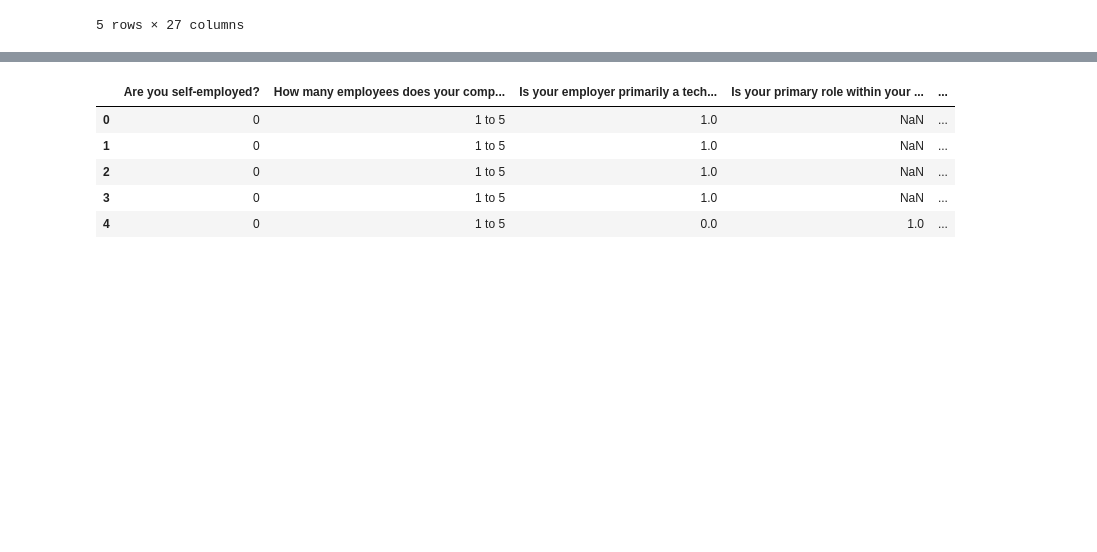
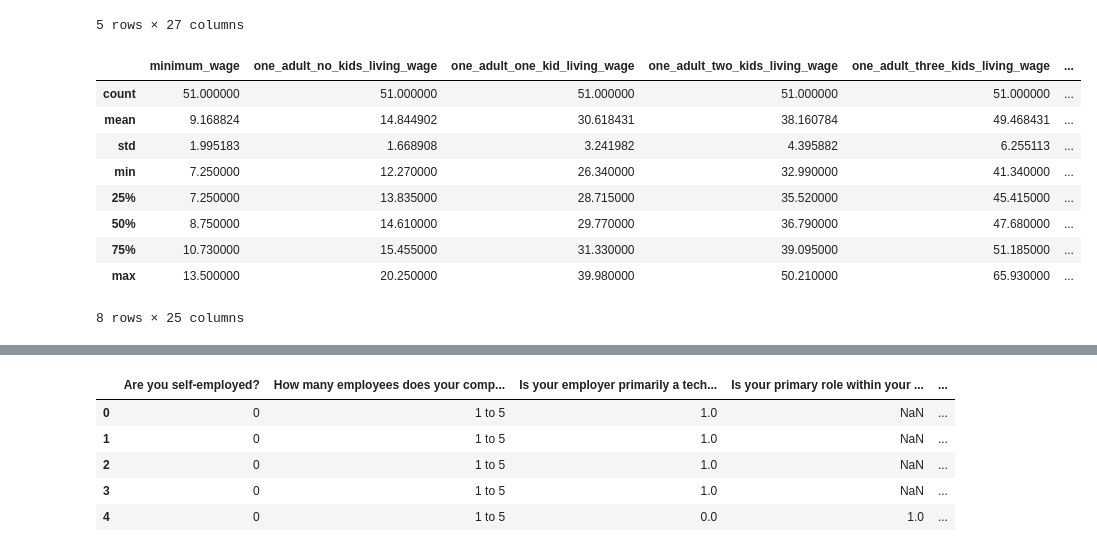
Before and after one commit to IT4063C-Fall22/final-project-AirPro, a Jupyter notebook: source.ipynb, the cells around one changed output, grey strips where cells are left out. Saved outputs shown, nothing was run; the diff lists cells and outputs as text; code cells hidden in the pictures; blank space fills up the shorter version.

```diff
--- a/source.ipynb
+++ b/source.ipynb
@@ -138,3 +238,16 @@ df4.head()
 | 3 | Arizona | Phoenix | 12.00 | 15.41 | 29.44 | ... |
 | 4 | Arkansas | Little Rock | 10.00 | 13.97 | 28.81 | ... |
 5 rows × 27 columns
+# %%
+df4.describe()
+# %% [output]
+|  | minimum_wage | one_adult_no_kids_living_wage | one_adult_one_kid_living_wage | one_adult_two_kids_living_wage | one_adult_three_kids_living_wage | ... |
+| count | 51.000000 | 51.000000 | 51.000000 | 51.000000 | 51.000000 | ... |
+| mean | 9.168824 | 14.844902 | 30.618431 | 38.160784 | 49.468431 | ... |
+| std | 1.995183 | 1.668908 | 3.241982 | 4.395882 | 6.255113 | ... |
+| min | 7.250000 | 12.270000 | 26.340000 | 32.990000 | 41.340000 | ... |
+| 25% | 7.250000 | 13.835000 | 28.715000 | 35.520000 | 45.415000 | ... |
+| 50% | 8.750000 | 14.610000 | 29.770000 | 36.790000 | 47.680000 | ... |
+| 75% | 10.730000 | 15.455000 | 31.330000 | 39.095000 | 51.185000 | ... |
+| max | 13.500000 | 20.250000 | 39.980000 | 50.210000 | 65.930000 | ... |
+8 rows × 25 columns
```
Also changed, not shown: parts of 15 cells of this notebook.
